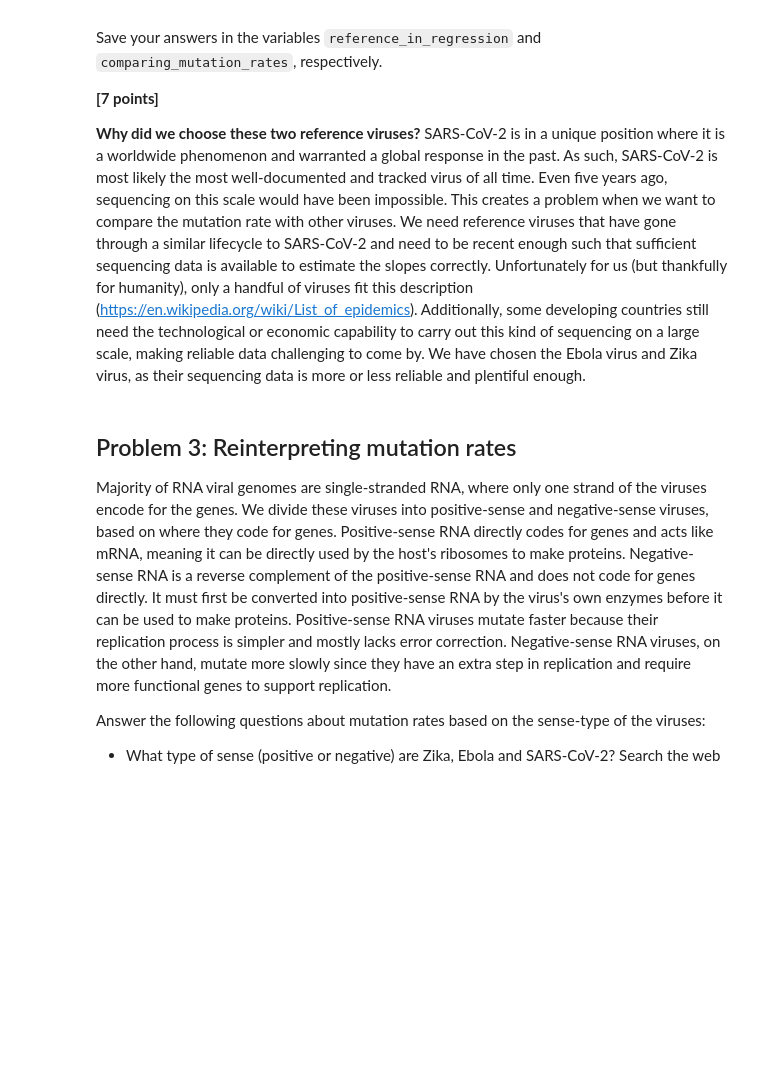
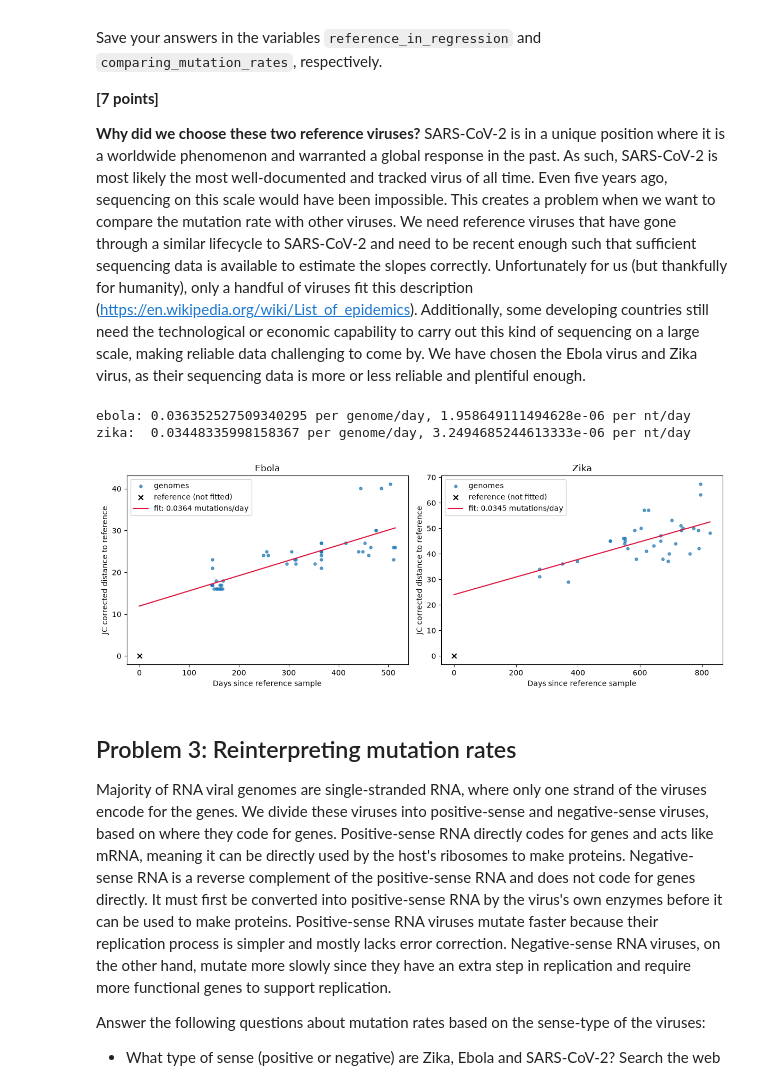
Before and after one commit to Seniru0/assign_viral_evo, a Jupyter notebook: viral_evo_workbook.ipynb, the cells around one changed output. Saved outputs shown, nothing was run; the diff lists cells and outputs as text; code cells hidden in the pictures; blank space fills up the shorter version.

Commit message:
Problem 2: Ebola and Zika mutation rates

```diff
--- a/viral_evo_workbook.ipynb
+++ b/viral_evo_workbook.ipynb
@@ -163,0 +156,33 @@ When comparing mutation rates between different viruses, should we compare them
+# %%
+def rate_without_reference(path):
+    df = read_aligned(path)
+    ref = df["seq"].iloc[0]
+    df["distance"] = [jukes_cantor(ref, s) for s in df["seq"]]
+    df["days"] = (df["date"] - df["date"].iloc[0]).dt.days
+    slope, intercept = np.polyfit(df["days"].iloc[1:], df["distance"].iloc[1:], 1)
+    return df, slope, intercept, len(ref.replace("-", ""))
+
+
+ebola, ebola_slope, ebola_intercept, ebola_length = rate_without_reference("data/p2-ebola-viruses.fasta")
+zika, zika_slope, zika_intercept, zika_length = rate_without_reference("data/p2-zika-viruses.fasta")
+
+print(f"ebola: {ebola_slope} per genome/day, {ebola_slope / ebola_length} per nt/day")
+print(f"zika:  {zika_slope} per genome/day, {zika_slope / zika_length} per nt/day")
+
+fig, axes = plt.subplots(1, 2, figsize=(12, 4.5))
+for ax, (title, df, fit_slope, fit_intercept) in zip(axes, [("Ebola", ebola, ebola_slope, ebola_intercept),
+                                                            ("Zika", zika, zika_slope, zika_intercept)]):
+    ax.scatter(df["days"].iloc[1:], df["distance"].iloc[1:], s=14, alpha=0.7, label="genomes")
+    ax.scatter(df["days"].iloc[:1], df["distance"].iloc[:1], s=40, color="black", marker="x", label="reference (not fitted)")
+    x = np.array([0, df["days"].max()])
+    ax.plot(x, fit_slope * x + fit_intercept, color="crimson", label=f"fit: {fit_slope:.4f} mutations/day")
+    ax.set_title(title)
+    ax.set_xlabel("Days since reference sample")
+    ax.set_ylabel("JC corrected distance to reference")
+    ax.legend()
+fig.tight_layout()
+plt.show()
+# %% [output]
+ebola: 0.036352527509340295 per genome/day, 1.958649111494628e-06 per nt/day
+zika:  0.03448335998158367 per genome/day, 3.2494685244613333e-06 per nt/day
+[figure, added]
```
Also changed, not shown: parts of 5 cells of this notebook.
